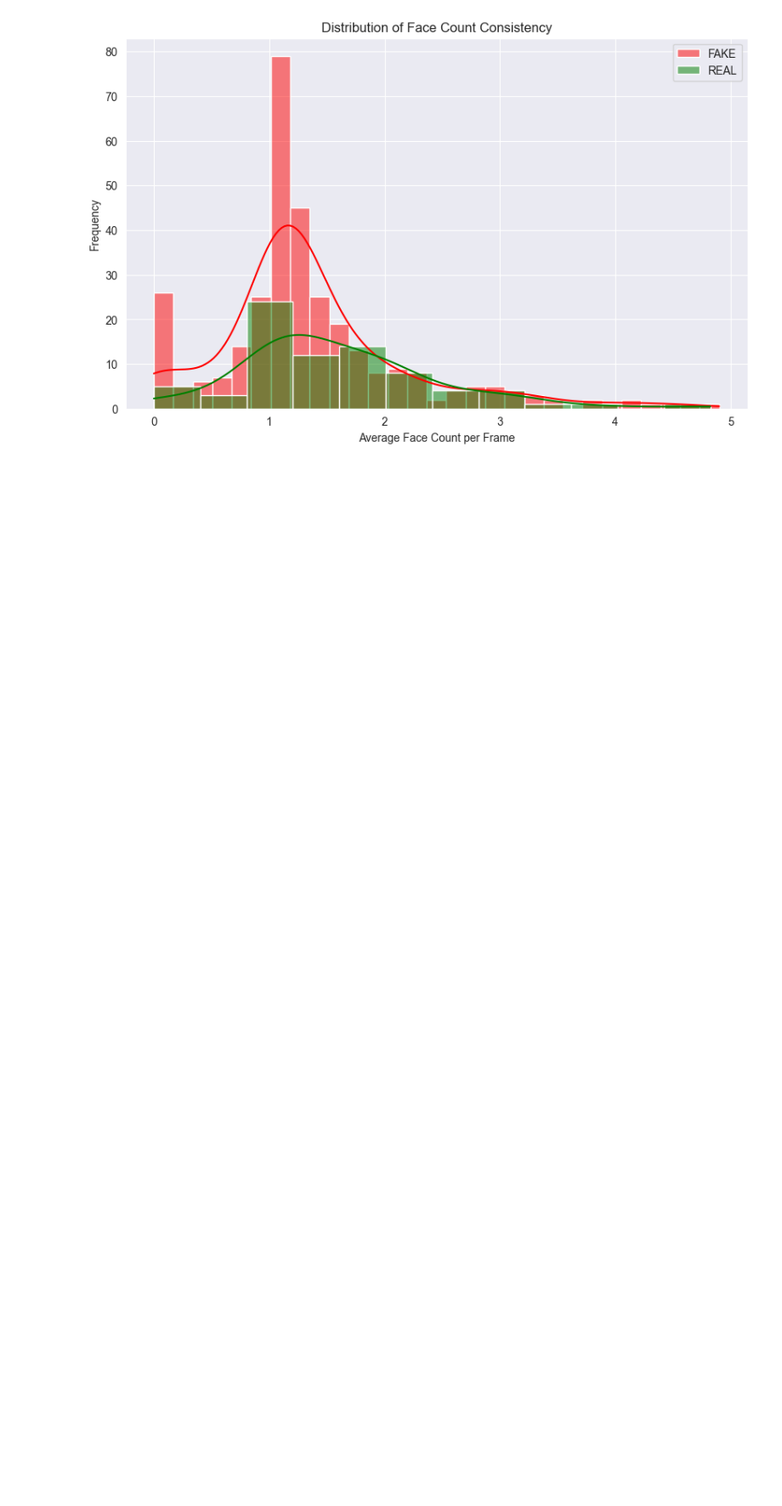
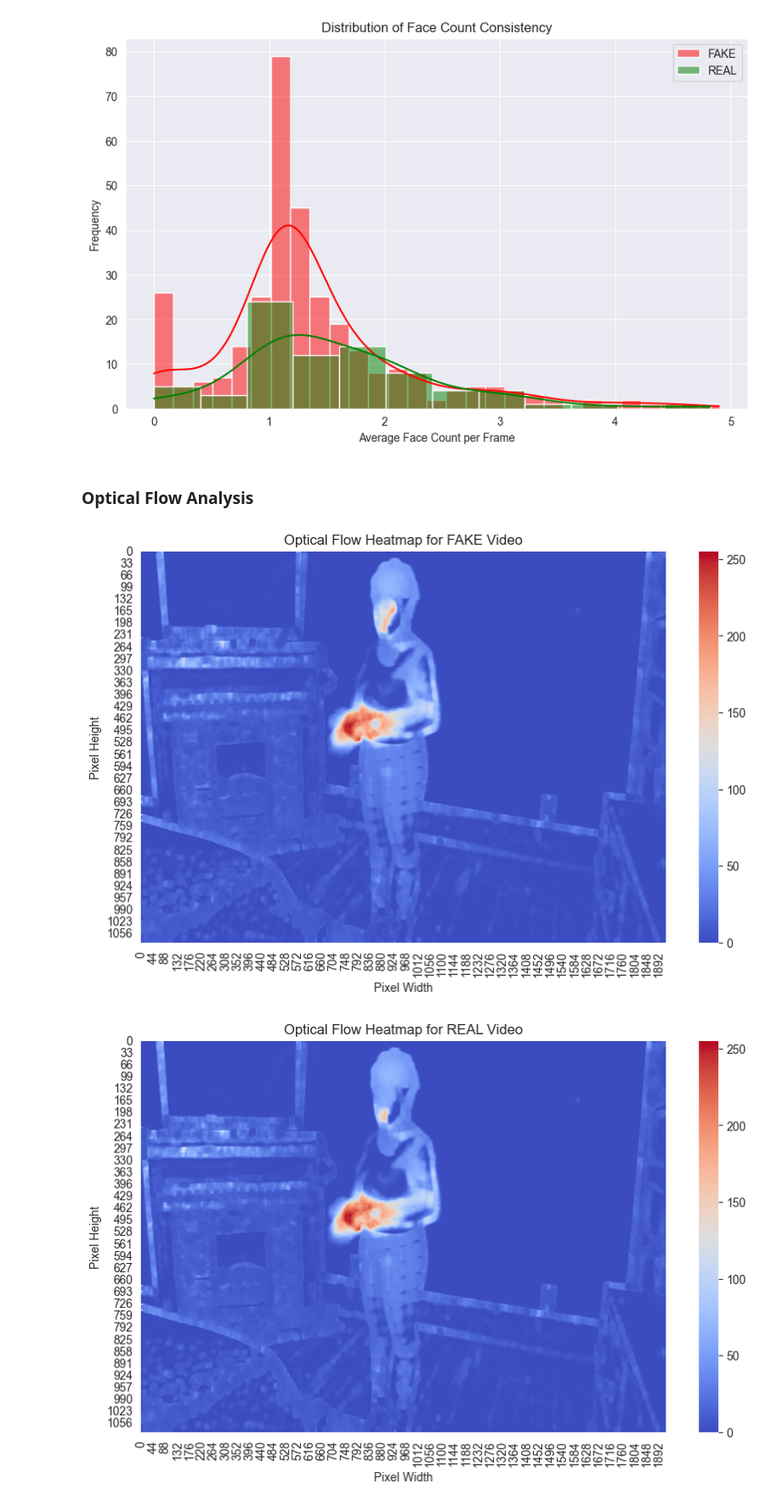
Before and after one commit to wilsonwid/dsa4266-project, a Jupyter notebook: src/jh-eda.ipynb, the cells around one changed output. Shown: that part at 85% size. Cells and saved outputs as stored; diff of their text form; code cells hidden in the pictures; blank space fills up the shorter version.

Commit message:
Complete optical flow eda

```diff
--- a/src/jh-eda.ipynb
+++ b/src/jh-eda.ipynb
@@ -370,3 +372,5 @@ Passing `palette` without assigning `hue` is deprecated and will be removed in v
   sns.boxplot(x='label', y='avg_face_count', data=df_results, palette='coolwarm')
 [figure]
 [figure]
+# %% [markdown]
+### Optical Flow Analysis
@@ -372,0 +437,8 @@ Passing `palette` without assigning `hue` is deprecated and will be removed in v
+# %%
+fake_video = "coadfnerlk.mp4"
+real_video = "bwipwzzxxu.mp4"
+fake_optical = analyze_specific_video_optical_flow(train_metadata_df, train_video_path, fake_video)
+real_optical = analyze_specific_video_optical_flow(train_metadata_df, train_video_path, real_video)
+# %% [output]
+[figure, added]
+[figure, added]
```
Also changed, not shown: parts of 7 cells of this notebook, 2 other files.
